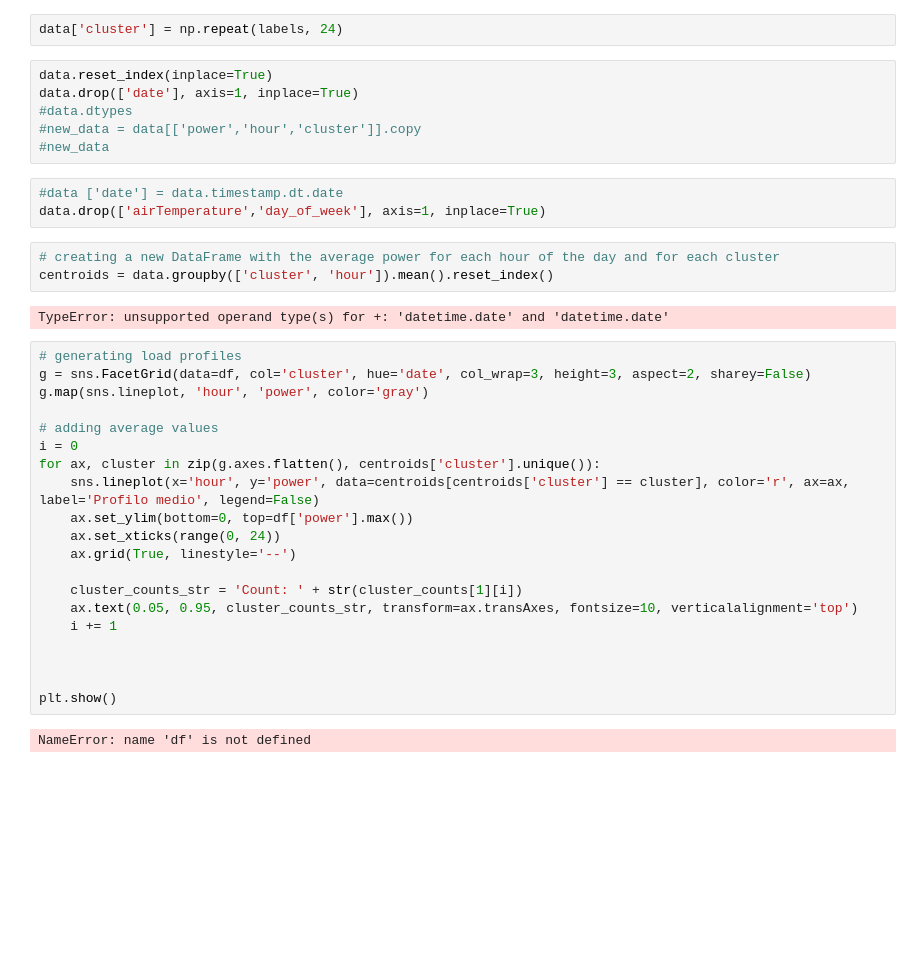
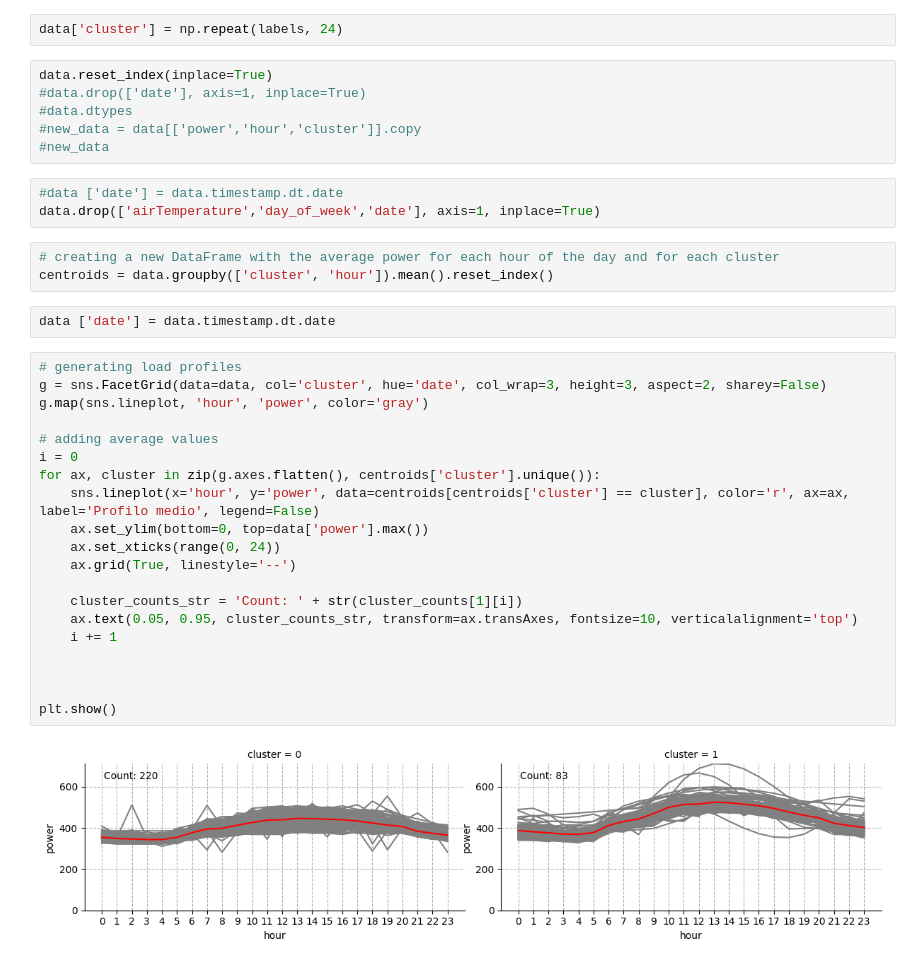
Before and after one commit to lucaparimbelli-ABB/data-science-and-ai-for-industrial-systems, a Jupyter notebook: exam.ipynb, the cells around one changed output. Cells and saved outputs as stored; diff of their text form; blank space fills up the shorter version.

Commit message:
last graph

```diff
--- a/exam.ipynb
+++ b/exam.ipynb
@@ -148,37 +148,37 @@ cluster_counts
 data['cluster'] = np.repeat(labels, 24)
 # %%
 data.reset_index(inplace=True)
-data.drop(['date'], axis=1, inplace=True)
+#data.drop(['date'], axis=1, inplace=True)
 #data.dtypes
 #new_data = data[['power','hour','cluster']].copy
 #new_data
 # %%
 #data ['date'] = data.timestamp.dt.date
-data.drop(['airTemperature','day_of_week'], axis=1, inplace=True)
+data.drop(['airTemperature','day_of_week','date'], axis=1, inplace=True)
 # %%
 # creating a new DataFrame with the average power for each hour of the day and for each cluster
 centroids = data.groupby(['cluster', 'hour']).mean().reset_index()
-# %% [output]
-TypeError: unsupported operand type(s) for +: 'datetime.date' and 'datetime.date'
+# %%
+data ['date'] = data.timestamp.dt.date
 # %%
 # generating load profiles
-g = sns.FacetGrid(data=df, col='cluster', hue='date', col_wrap=3, height=3, aspect=2, sharey=False)
+g = sns.FacetGrid(data=data, col='cluster', hue='date', col_wrap=3, height=3, aspect=2, sharey=False)
 g.map(sns.lineplot, 'hour', 'power', color='gray')
 
 # adding average values
 i = 0
 for ax, cluster in zip(g.axes.flatten(), centroids['cluster'].unique()):
     sns.lineplot(x='hour', y='power', data=centroids[centroids['cluster'] == cluster], color='r', ax=ax, label='Profilo medio', legend=False)
-    ax.set_ylim(bottom=0, top=df['power'].max())
+    ax.set_ylim(bottom=0, top=data['power'].max())
     ax.set_xticks(range(0, 24))
     ax.grid(True, linestyle='--')
 
     cluster_counts_str = 'Count: ' + str(cluster_counts[1][i])
     ax.text(0.05, 0.95, cluster_counts_str, transform=ax.transAxes, fontsize=10, verticalalignment='top')
     i += 1
 
 
 
 plt.show()
 # %% [output]
-NameError: name 'df' is not defined
+[figure, added]
```
